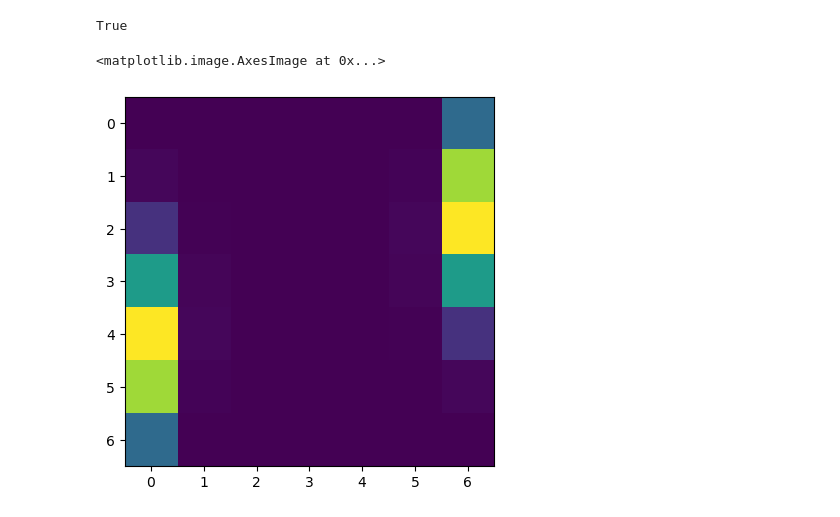
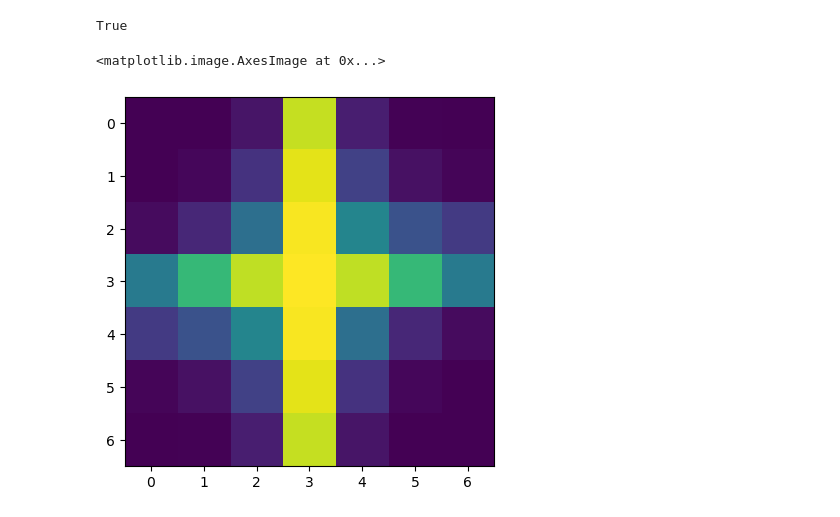
Before and after one commit to wernst24/bobdiffusion, a Jupyter notebook: experiment.ipynb, the cells around one changed output. Saved outputs shown, nothing was run; the diff lists cells and outputs as text; code cells hidden in the pictures.

Commit message:
figured out why a_gaussian not working (still doesn't work)

```diff
--- a/experiment.ipynb
+++ b/experiment.ipynb
@@ -99,14 +99,16 @@ True
 def a_diffusion(img, ksize, sigma=1):
     pass
 # %%
+# NOTE: calculation for rotated matrix is WRONG! look up how to actually do it- it's change of basis, not just rotating a vector.
 def angled_gaussian(x, y, theta, coherence, sigma=1):
-    # sigma_1 = (1 - coherence) * sigma
-    # exponent = -1 * x * x * sigma * np.sin(theta) + x * y * np.cos(theta) * (sigma - sigma_1) + y * y * sigma_1 * np.sin(theta)
-    # return np.exp(exponent)
-    np.matmul(np)
+    sigma_1 = (1 - coherence) * sigma
+    exponent = -1* np.abs(x * x * sigma * np.sin(theta) + x * y * np.cos(theta) * (sigma - sigma_1) + y * y * sigma_1 * np.sin(theta))
+    return np.exp(exponent)
+    # np.matmul(np)
 # %%
-img = [[angled_gaussian(x, y, 4, 0.5) for x in range(-3, 4)] for y in range(-3, 4)]
+img = np.array([[angled_gaussian(x, y, 0.1, .9) for x in range(-3, 4)] for y in range(-3, 4)])
+img /= img.mean()
 plt.imshow(img)
 # %% [output]
 <matplotlib.image.AxesImage at 0x...>
-[figure, old version]
+[figure, new version]
```
